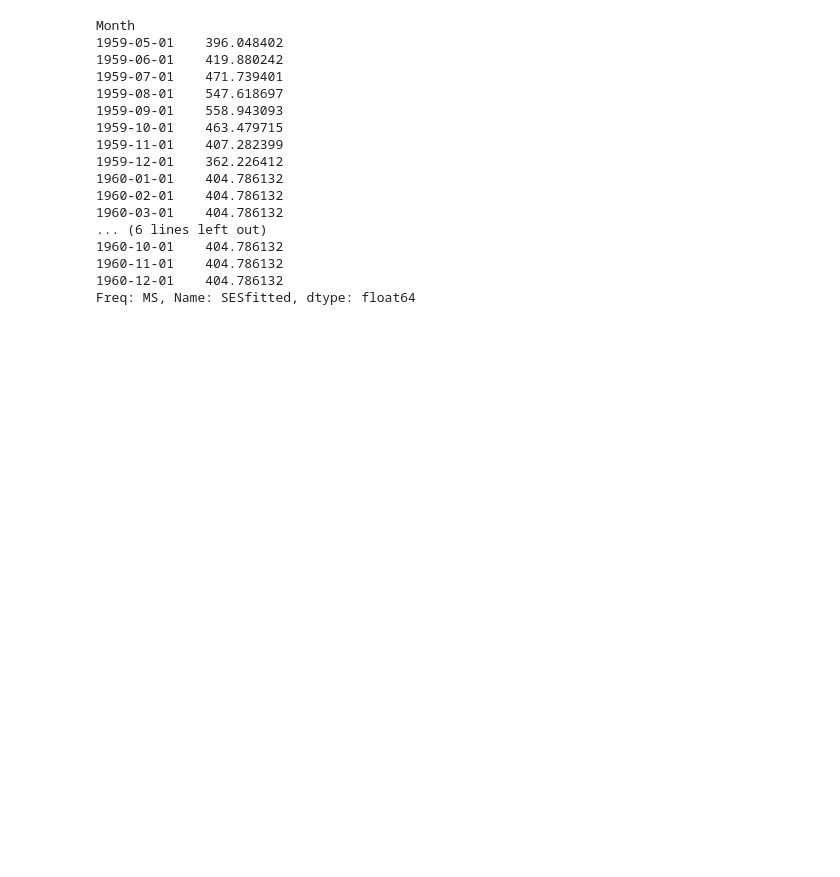
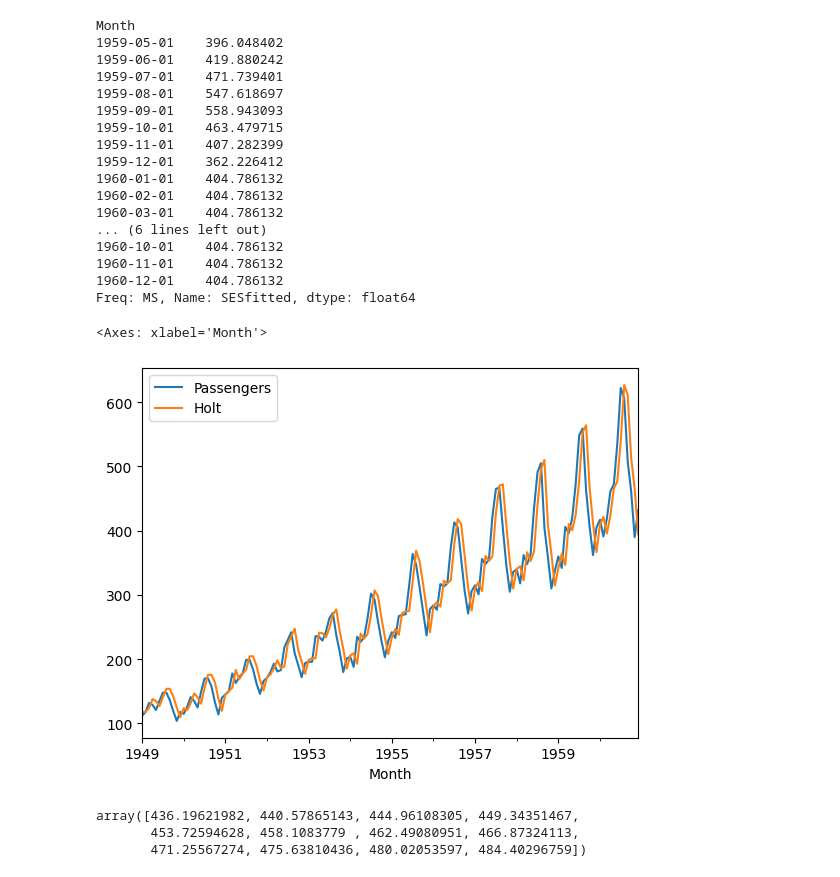
Before and after one commit to piotrbelda/time-series, a Jupyter notebook: notebooks/basics/ewma.ipynb, the cells around one changed output. Cells and saved outputs as stored; diff of their text form; code cells hidden in the pictures; blank space fills up the shorter version.

Commit message:
holt model

```diff
--- a/notebooks/basics/ewma.ipynb
+++ b/notebooks/basics/ewma.ipynb
@@ -198,0 +201,17 @@ Freq: MS, Name: SESfitted, dtype: float64
+# %%
+holt = Holt(df["Passengers"], initialization_method="legacy-heuristic")
+# %%
+res_h = holt.fit()
+# %%
+df["Holt"] = res_h.fittedvalues
+# %%
+df[["Passengers", "Holt"]].plot()
+# %% [output]
+<Axes: xlabel='Month'>
+[figure, added]
+# %%
+res_h.forecast(n).values
+# %% [output]
+array([436.19621982, 440.57865143, 444.96108305, 449.34351467,
+       453.72594628, 458.1083779 , 462.49080951, 466.87324113,
+       471.25567274, 475.63810436, 480.02053597, 484.40296759])
```
Also changed, not shown: parts of 5 cells of this notebook, 1 other file.
